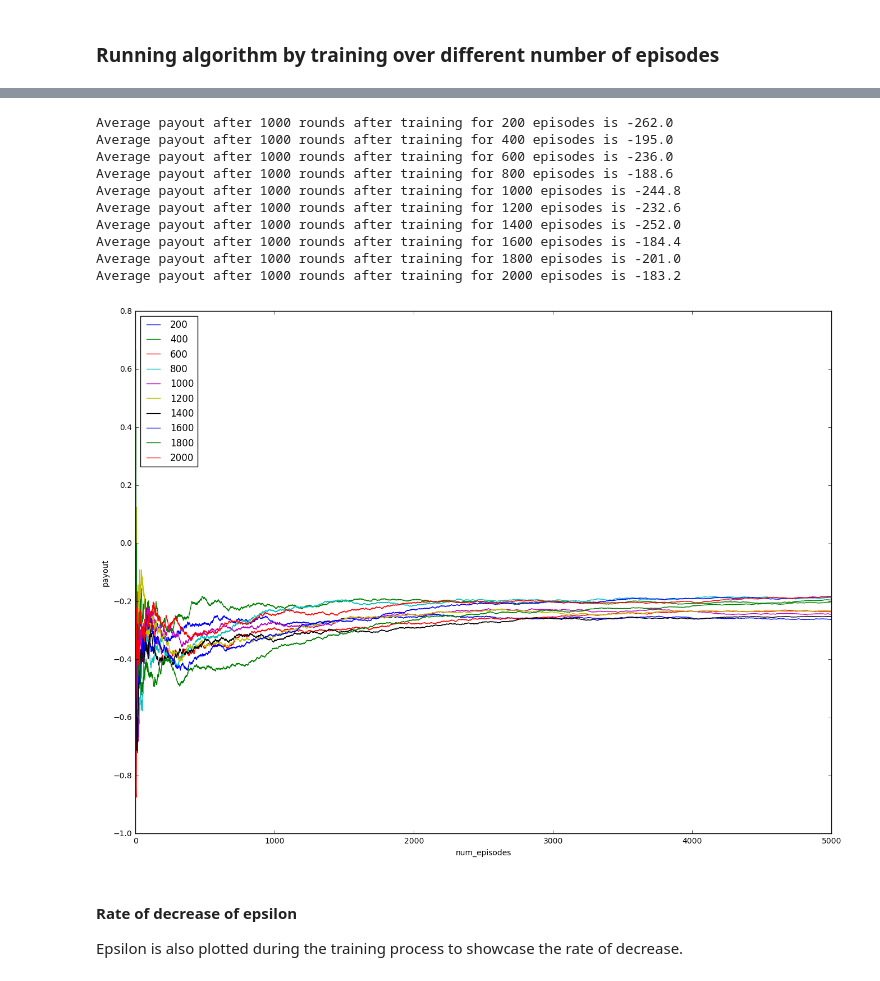
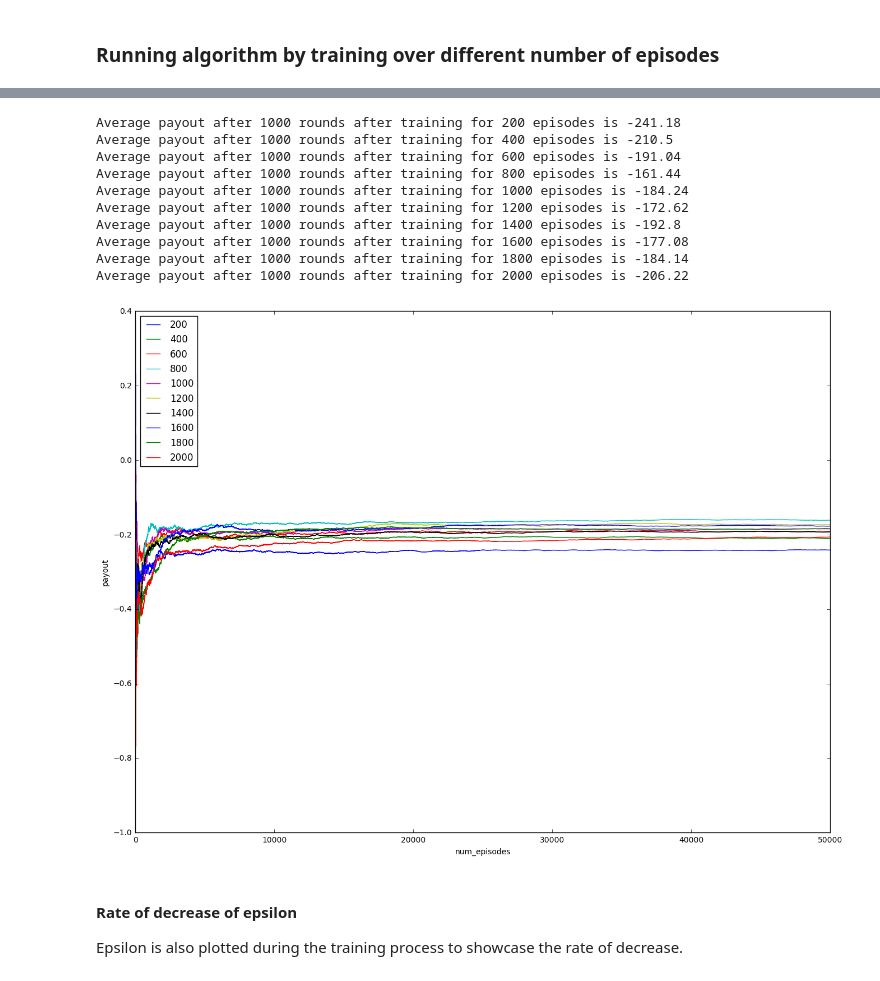
Before and after one commit to Pradhyo/blackjack, a Jupyter notebook: blackjack.ipynb, the cells around one changed output, grey strips where cells are left out. Saved outputs shown, nothing was run; the diff lists cells and outputs as text; code cells hidden in the pictures.

```diff
--- a/blackjack.ipynb
+++ b/blackjack.ipynb
@@ -9,7 +9,7 @@ import matplotlib.pyplot as plt
 env.reset()
 
 num_rounds = 1000
-num_samples = 100
+num_samples = 1000
 
 average_payouts = []
 
@@ -118,7 +118,7 @@ class Agent():
 
     def update_parameters(self):
         """
-        Update epsilon and alpha before each episode
+        Update epsilon and alpha after each action
         Set them to 0 if not learning
         """
         if self.num_episodes_to_train_left > 0.7 * self.num_episodes_to_train:
@@ -193,7 +193,7 @@ from gym import wrappers
 env = gym.make('Blackjack-v0')
 
 num_rounds = 1000
-num_samples = 5
+num_samples = 50
 
 
 num_episodes_values = range(200, 2200, 200)
@@ -232,14 +232,14 @@ env.close()
-Average payout after 1000 rounds after training for 200 episodes is -262.0
-Average payout after 1000 rounds after training for 400 episodes is -195.0
-Average payout after 1000 rounds after training for 600 episodes is -236.0
-Average payout after 1000 rounds after training for 800 episodes is -188.6
-Average payout after 1000 rounds after training for 1000 episodes is -244.8
-Average payout after 1000 rounds after training for 1200 episodes is -232.6
-Average payout after 1000 rounds after training for 1400 episodes is -252.0
-Average payout after 1000 rounds after training for 1600 episodes is -184.4
-Average payout after 1000 rounds after training for 1800 episodes is -201.0
-Average payout after 1000 rounds after training for 2000 episodes is -183.2
+Average payout after 1000 rounds after training for 200 episodes is -241.18
+Average payout after 1000 rounds after training for 400 episodes is -210.5
+Average payout after 1000 rounds after training for 600 episodes is -191.04
+Average payout after 1000 rounds after training for 800 episodes is -161.44
+Average payout after 1000 rounds after training for 1000 episodes is -184.24
+Average payout after 1000 rounds after training for 1200 episodes is -172.62
+Average payout after 1000 rounds after training for 1400 episodes is -192.8
+Average payout after 1000 rounds after training for 1600 episodes is -177.08
+Average payout after 1000 rounds after training for 1800 episodes is -184.14
+Average payout after 1000 rounds after training for 2000 episodes is -206.22
-[figure, old version]
+[figure, new version]
 # %% [markdown]
 #### Rate of decrease of epsilon
 Epsilon is also plotted during the training process to showcase the rate of decrease.
```
Also changed, not shown: parts of 3 cells of this notebook.
